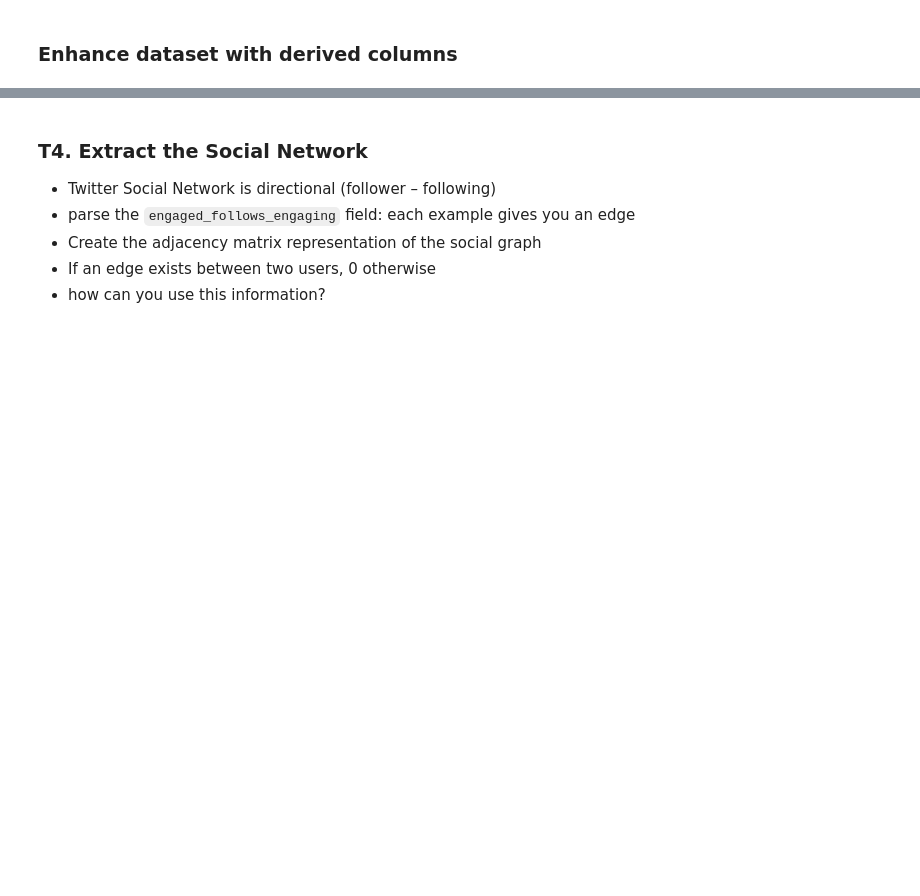
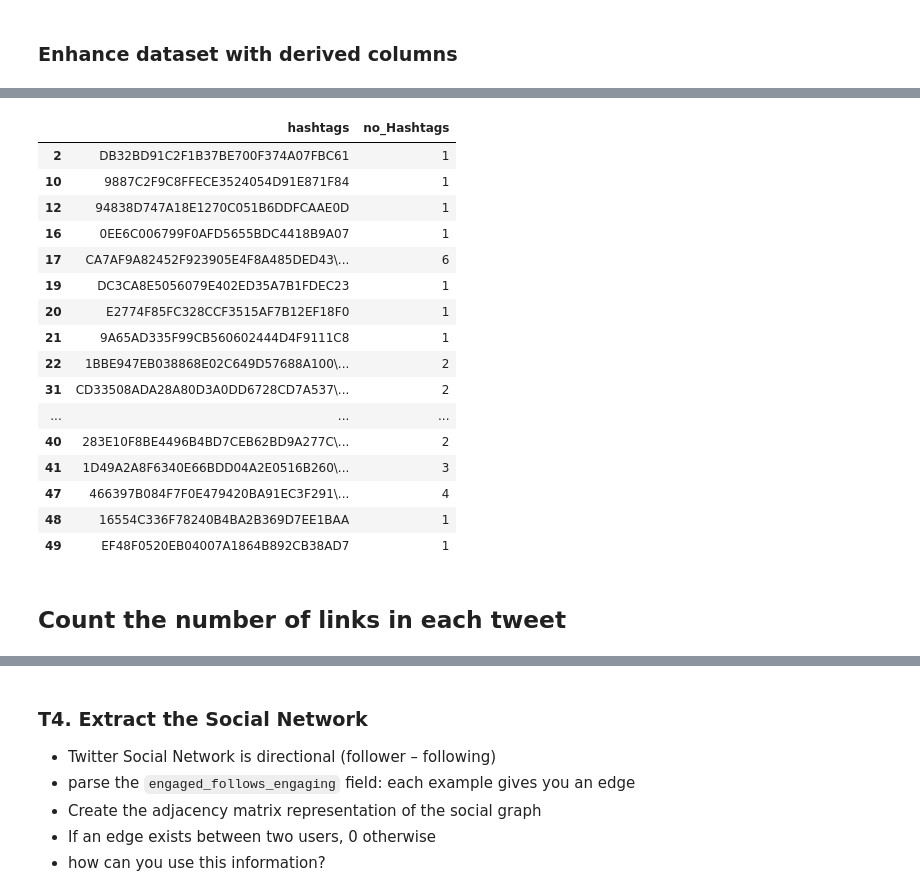
Before and after one commit to omgwenxx/recsys20, a Jupyter notebook: code/process.ipynb, the cells around one changed output, grey strips where cells are left out. Drawn from its saved outputs; the diff is of its cells as text; code cells hidden in the pictures; blank space fills up the shorter version.

```diff
--- a/code/process.ipynb
+++ b/code/process.ipynb
@@ -196,0 +246,2 @@ that certain customers made zero purchases.
+# %%
+df['has_media'] = df['present_media'].notna()
@@ -196,0 +266,27 @@ that certain customers made zero purchases.
+# %%
+photoCnt = []
+videoCnt = []
+gifCnt = []
+other = []
+for d,b in zip(df['present_media'],  df['has_media']):
+    if b is True:
+        pht = d.count("Photo")
+        video = d.count("Video")
+        gif  = d.count("GIF")
+        photoCnt.append(pht)
+        videoCnt.append(video)
+        gifCnt.append(gif)
+        if len(d) != int(pht + video + gif):
+             other.append(len(d) - int(pht + video + gif))
+        else:
+             other.append(0)
+    else:
+        photoCnt.append(0)
+        videoCnt.append(0)
+        gifCnt.append(0)
+        other.append(0)
+# %%
+df['no_Photo'] = photoCnt
+df['no_Video'] = videoCnt
+df['no_GIF'] = gifCnt
+df['no_Other_Media'] = other
@@ -196,0 +304,2 @@ that certain customers made zero purchases.
+# %%
+df['no_Hashtags'] = df.apply(lambda x : len(str(x['hashtags']).split()) if str(x['hashtags']) != "nan" else 0,axis=1)
@@ -196,0 +315,22 @@ that certain customers made zero purchases.
+# %%
+df[df['no_Hashtags'] != 0][['hashtags', 'no_Hashtags']].head(20)
+# %% [output]
+|  | hashtags | no_Hashtags |
+| 2 | DB32BD91C2F1B37BE700F374A07FBC61 | 1 |
+| 10 | 9887C2F9C8FFECE3524054D91E871F84 | 1 |
+| 12 | 94838D747A18E1270C051B6DDFCAAE0D | 1 |
+| 16 | 0EE6C006799F0AFD5655BDC4418B9A07 | 1 |
+| 17 | CA7AF9A82452F923905E4F8A485DED43\... | 6 |
+| 19 | DC3CA8E5056079E402ED35A7B1FDEC23 | 1 |
+| 20 | E2774F85FC328CCF3515AF7B12EF18F0 | 1 |
+| 21 | 9A65AD335F99CB560602444D4F9111C8 | 1 |
+| 22 | 1BBE947EB038868E02C649D57688A100\... | 2 |
+| 31 | CD33508ADA28A80D3A0DD6728CD7A537\... | 2 |
+| ... | ... | ... |
+| 40 | 283E10F8BE4496B4BD7CEB62BD9A277C\... | 2 |
+| 41 | 1D49A2A8F6340E66BDD04A2E0516B260\... | 3 |
+| 47 | 466397B084F7F0E479420BA91EC3F291\... | 4 |
+| 48 | 16554C336F78240B4BA2B369D7EE1BAA | 1 |
+| 49 | EF48F0520EB04007A1864B892CB38AD7 | 1 |
+# %% [markdown]
+## Count the number of links in each tweet
```
Also changed, not shown: parts of 38 cells of this notebook.
